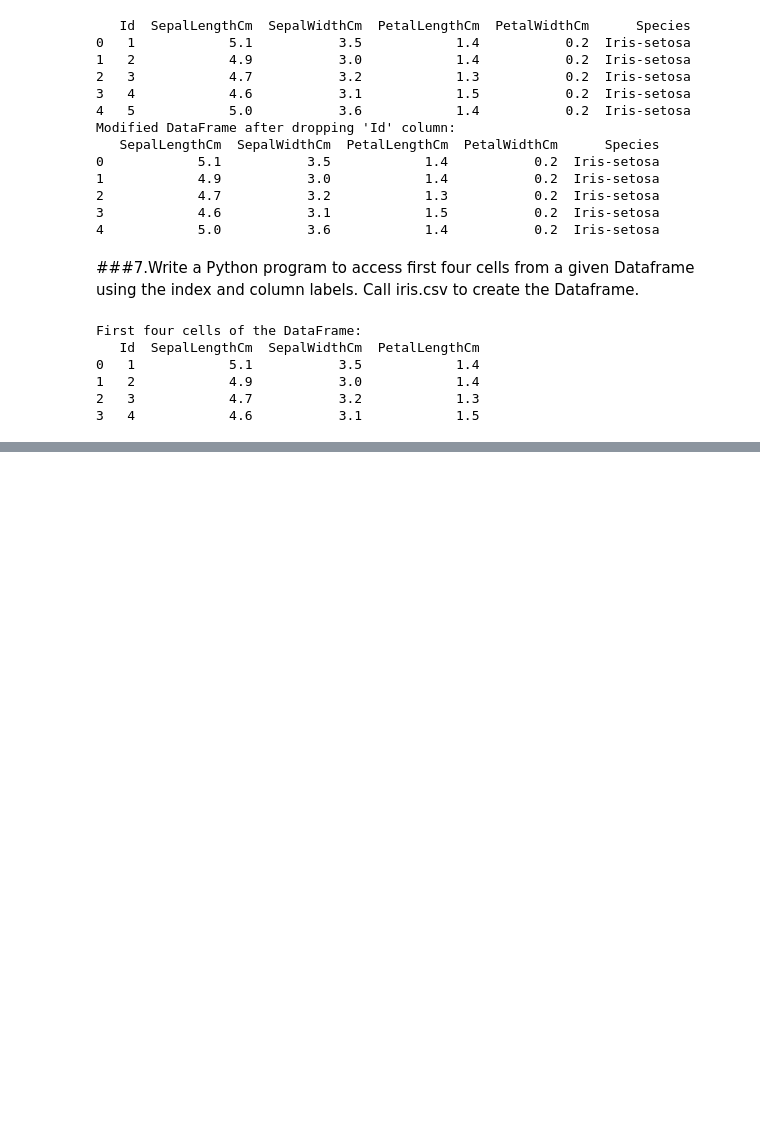
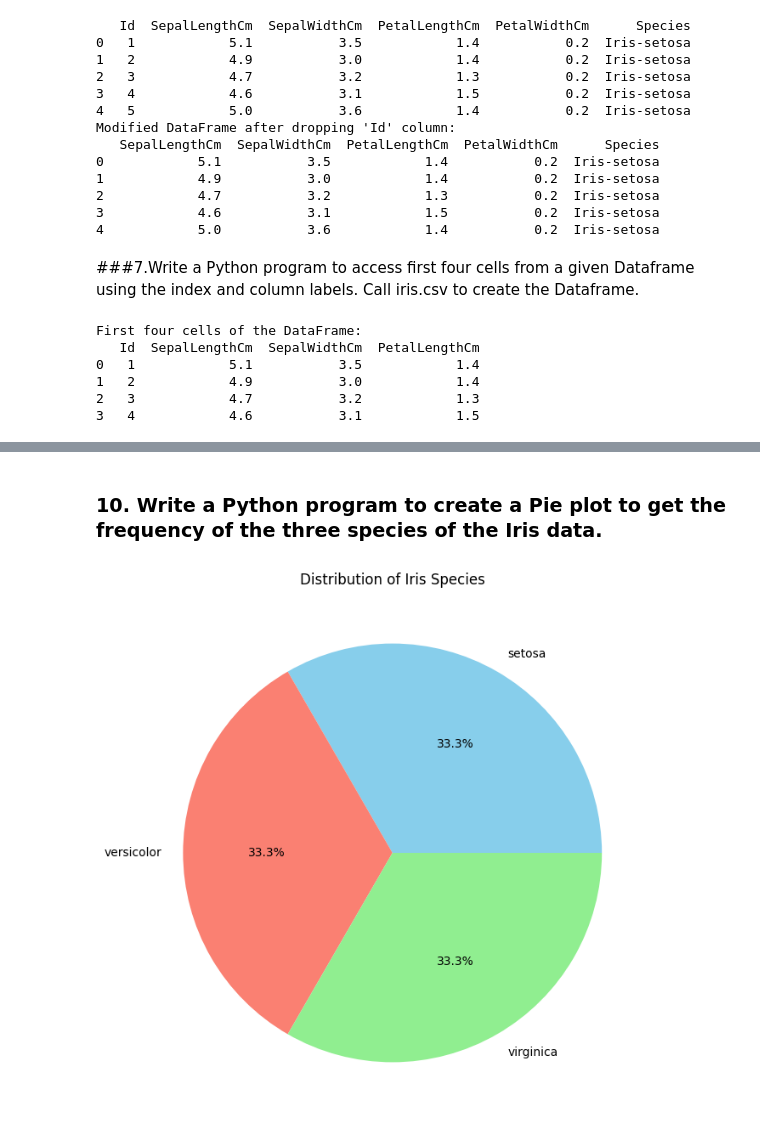
Before and after one commit to GodishalaAshwith/MachineLearningLab, a Jupyter notebook: ML.ipynb, the cells around one changed output, grey strips where cells are left out. Saved outputs shown, nothing was run; the diff lists cells and outputs as text; code cells hidden in the pictures; blank space fills up the shorter version.

```diff
--- a/ML.ipynb
+++ b/ML.ipynb
@@ -463,0 +538,17 @@ First four cells of the DataFrame:
+# %% [markdown]
+### 10. Write a Python program to create a Pie plot to get the frequency of the three species of the Iris data.
+# %%
+# Calculate the frequency of each species
+species_counts = iris_df['species'].value_counts()
+
+# Create a pie plot
+plt.figure(figsize=(8, 8))
+plt.pie(species_counts, labels=species_counts.index, autopct='%1.1f%%', colors=['skyblue', 'salmon', 'lightgreen'])
+
+# Add a title
+plt.title("Distribution of Iris Species")
+
+# Ensure the plot is displayed
+plt.show()
+# %% [output]
+[figure, added]
```
Also changed, not shown: parts of 30 cells of this notebook.
